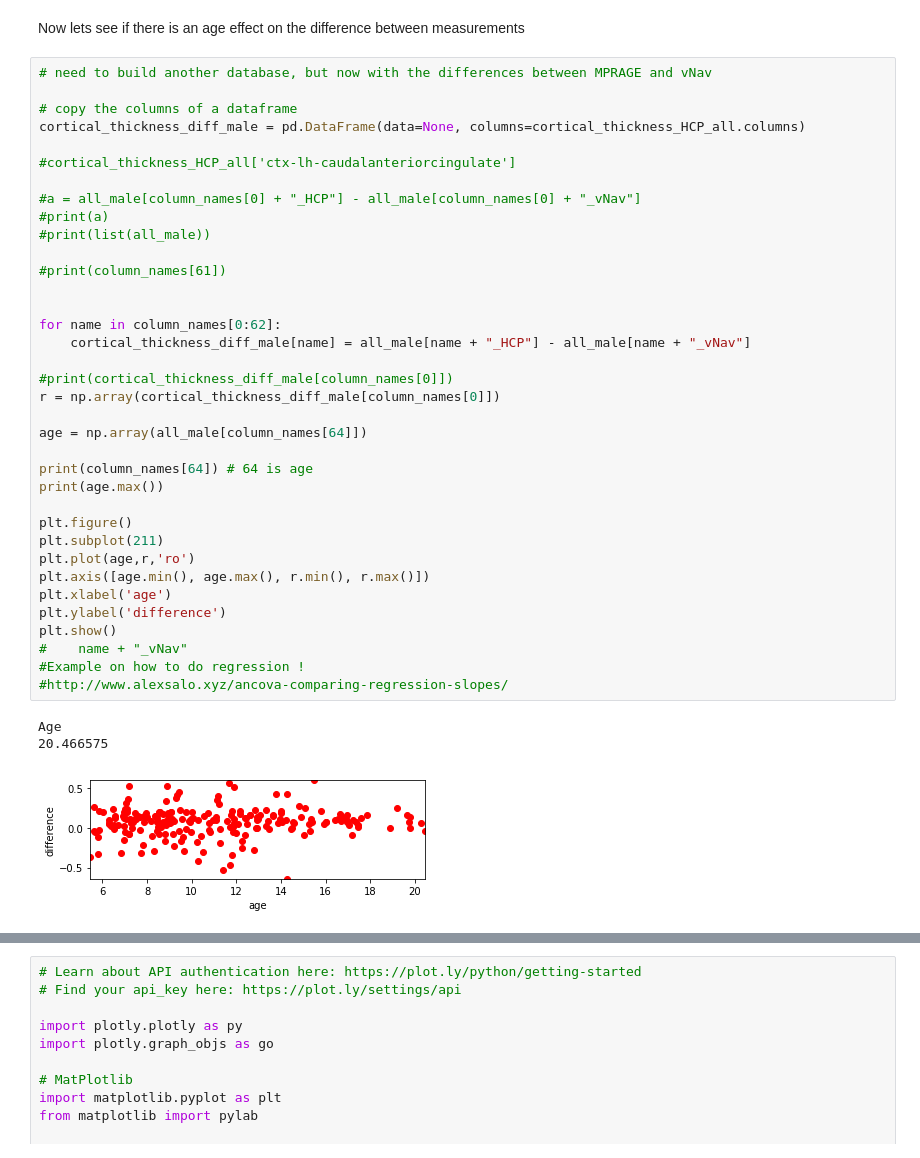
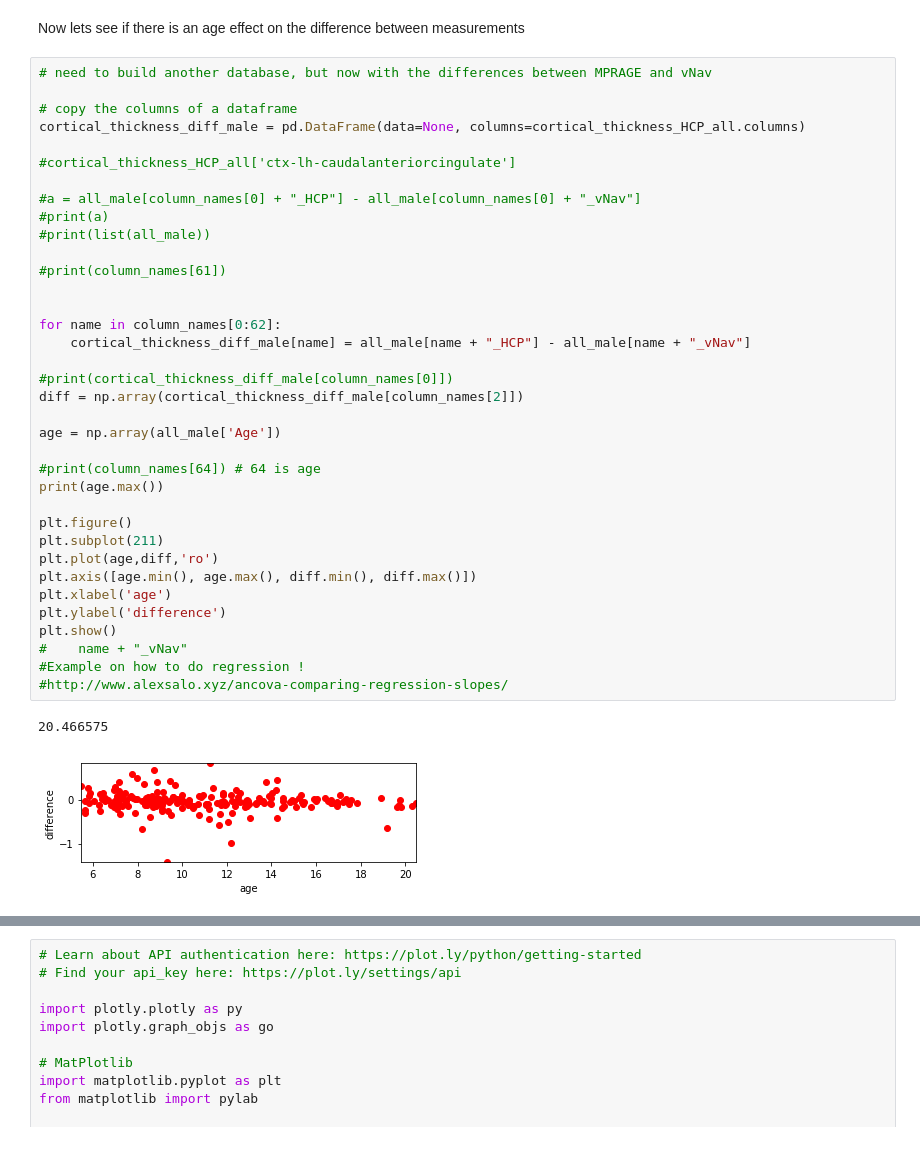
Before and after one commit to engfranco/vnav_paper, a Jupyter notebook: age_cortical_thickness/organize_data.ipynb, the cells around one changed output, grey strips where cells are left out. Drawn from its saved outputs; the diff is of its cells as text.

Commit message:
plotted figures

```diff
--- a/age_cortical_thickness/organize_data.ipynb
+++ b/age_cortical_thickness/organize_data.ipynb
@@ -270,37 +250,36 @@ Now lets see if there is an age effect on the difference between measurements
 # copy the columns of a dataframe
 cortical_thickness_diff_male = pd.DataFrame(data=None, columns=cortical_thickness_HCP_all.columns)
 
 #cortical_thickness_HCP_all['ctx-lh-caudalanteriorcingulate']
 
 #a = all_male[column_names[0] + "_HCP"] - all_male[column_names[0] + "_vNav"]
 #print(a)
 #print(list(all_male))
 
 #print(column_names[61])
 
 
 for name in column_names[0:62]:
     cortical_thickness_diff_male[name] = all_male[name + "_HCP"] - all_male[name + "_vNav"]
 
 #print(cortical_thickness_diff_male[column_names[0]])
-r = np.array(cortical_thickness_diff_male[column_names[0]])
+diff = np.array(cortical_thickness_diff_male[column_names[2]])
 
-age = np.array(all_male[column_names[64]])
+age = np.array(all_male['Age'])
 
-print(column_names[64]) # 64 is age
+#print(column_names[64]) # 64 is age
 print(age.max())
 
 plt.figure()
 plt.subplot(211)
-plt.plot(age,r,'ro')
-plt.axis([age.min(), age.max(), r.min(), r.max()])
+plt.plot(age,diff,'ro')
+plt.axis([age.min(), age.max(), diff.min(), diff.max()])
 plt.xlabel('age')
 plt.ylabel('difference')
 plt.show()
 #    name + "_vNav"
 #Example on how to do regression !
 #http://www.alexsalo.xyz/ancova-comparing-regression-slopes/
 # %% [output]
-Age
 20.466575
-[figure, old version]
+[figure, new version]
```
Also changed, not shown: parts of 8 cells of this notebook, 2 other files.
